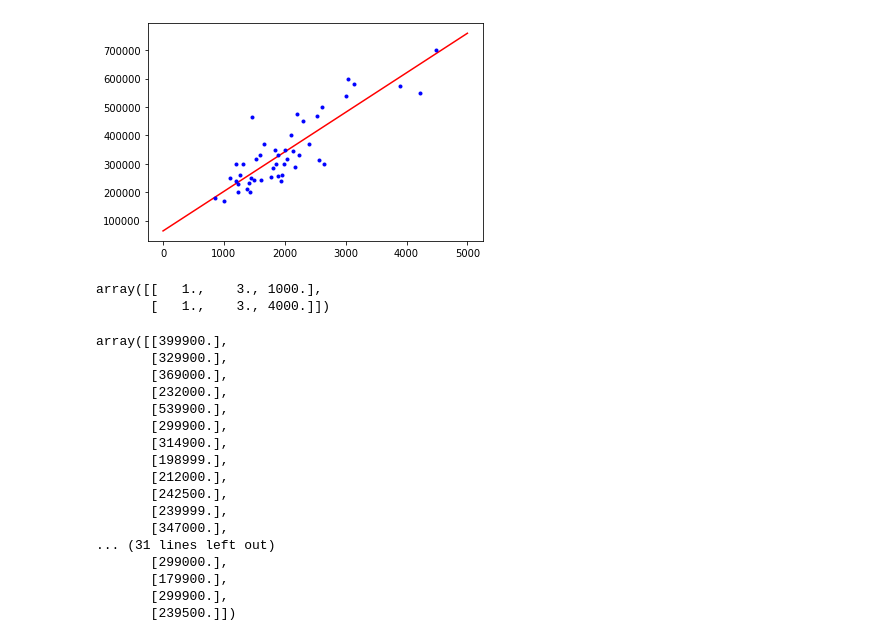
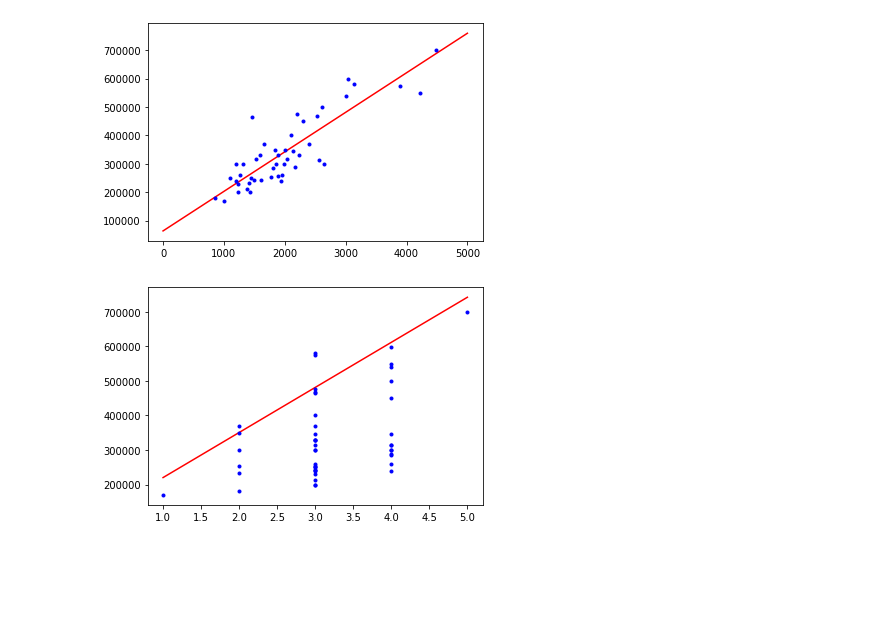
Before and after one commit to jsansao/idl, a Jupyter notebook: Licao1_RegressaoLinear.ipynb, the cells around one changed output. Saved outputs shown, nothing was run; the diff lists cells and outputs as text; code cells hidden in the pictures; blank space fills up the shorter version.

```diff
--- a/Licao1_RegressaoLinear.ipynb
+++ b/Licao1_RegressaoLinear.ipynb
@@ -172,28 +172,16 @@ plt.plot(X[::,0], Y, "b.")
 plt.show()
 # %% [output]
 [figure]
-# %%
-X_new_b
-# %% [output]
-array([[   1.,    3., 1000.],
-       [   1.,    3., 4000.]])
-# %%
-Y
-# %% [output]
-array([[399900.],
-       [329900.],
-       [369000.],
-       [232000.],
-       [539900.],
-       [299900.],
-       [314900.],
-       [198999.],
-       [212000.],
-       [242500.],
-       [239999.],
-       [347000.],
-... (31 lines left out)
-       [299000.],
-       [179900.],
-       [299900.],
-       [239500.]])
+# %%
+
+X_new = np.array([[1000, 1], [ 5000, 5]])
+X_new_b = add_dummy_feature(X_new)  # add x0 = 1 to each instance
+y_predict = X_new_b @ theta_best
+
+plt.plot(X_new[::,1], y_predict, "r-", label="Predictions")
+plt.plot(X[::,1], Y, "b.")
+
+
+plt.show()
+# %% [output]
+[figure, added]
```
